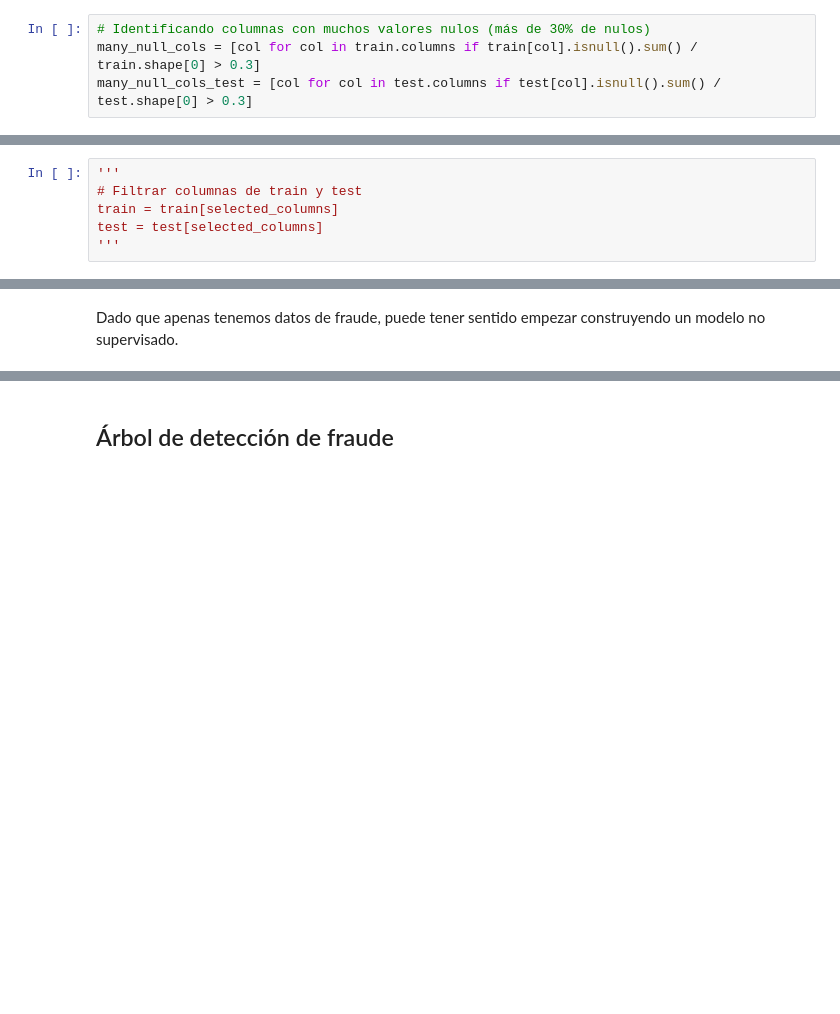
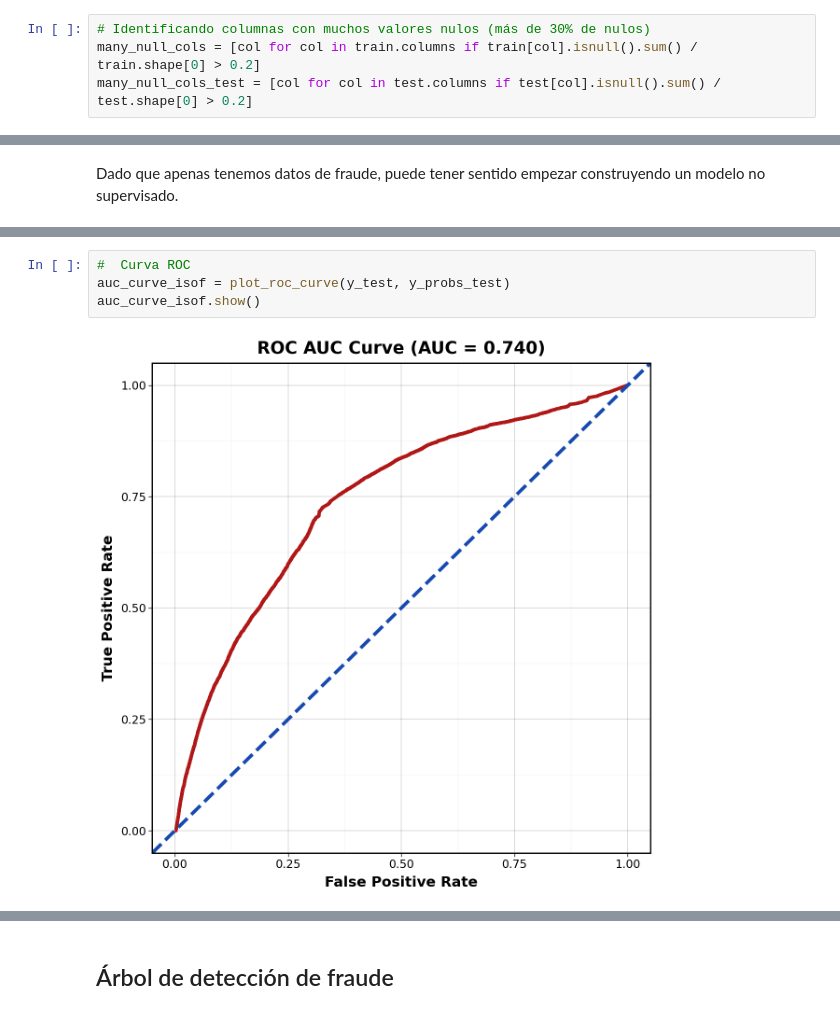
Before and after one commit to RenzoCar1997/trabajo-ensembles, a Jupyter notebook: fraudDetection_student.ipynb, the cells around one changed output, grey strips where cells are left out. Cells and saved outputs as stored; diff of their text form; blank space fills up the shorter version.

```diff
--- a/fraudDetection_student.ipynb
+++ b/fraudDetection_student.ipynb
@@ -179,8 +181,8 @@ train = train.drop(columns = ['Unnamed: 0'], axis = 1)
 test = test.drop(columns = ['Unnamed: 0'], axis = 1)
 # %%
 # Identificando columnas con muchos valores nulos (más de 30% de nulos)
-many_null_cols = [col for col in train.columns if train[col].isnull().sum() / train.shape[0] > 0.3]
-many_null_cols_test = [col for col in test.columns if test[col].isnull().sum() / test.shape[0] > 0.3]
+many_null_cols = [col for col in train.columns if train[col].isnull().sum() / train.shape[0] > 0.2]
+many_null_cols_test = [col for col in test.columns if test[col].isnull().sum() / test.shape[0] > 0.2]
 # %%
 # Identificando columnas con un solo valor
 one_value_cols = [col for col in train.columns if train[col].nunique() <= 1]
@@ -250,6 +224,0 @@ print(f'Columnas a eliminar: {len(train.columns) - len(selected_columns)}')
-# %%
-'''
-# Filtrar columnas de train y test
-train = train[selected_columns]
-test = test[selected_columns]
-'''
@@ -443,0 +481,6 @@ plt.show()
+# %%
+#  Curva ROC
+auc_curve_isof = plot_roc_curve(y_test, y_probs_test)
+auc_curve_isof.show()
+# %% [output]
+[figure, added]
```
Also changed, not shown: parts of 46 cells of this notebook, 4 other files.
